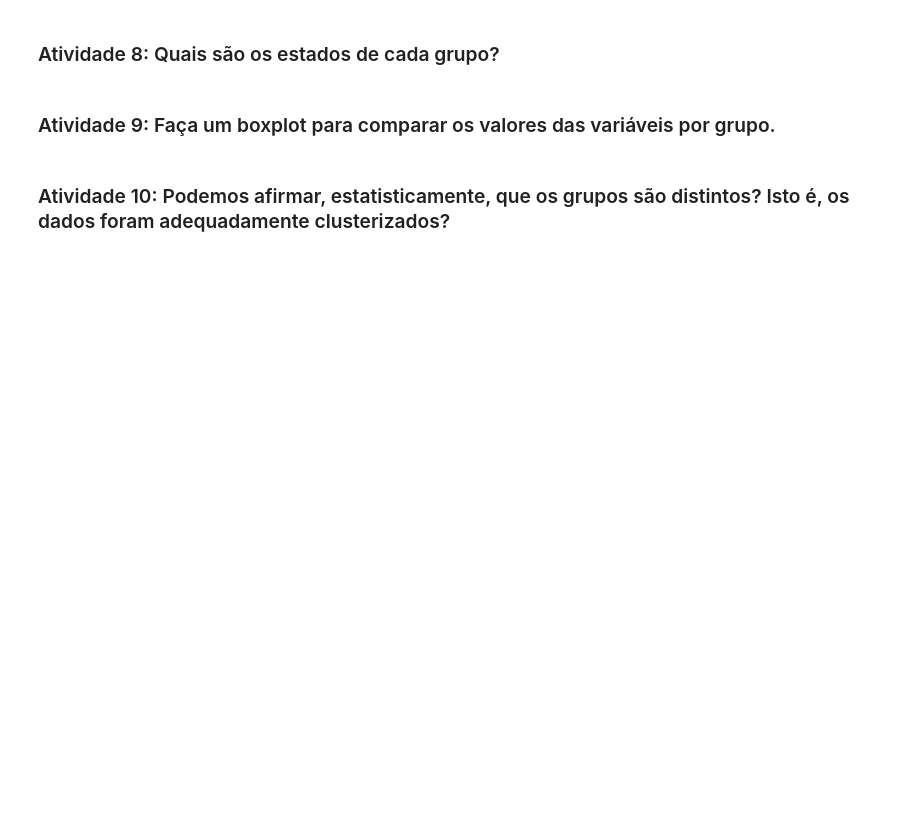
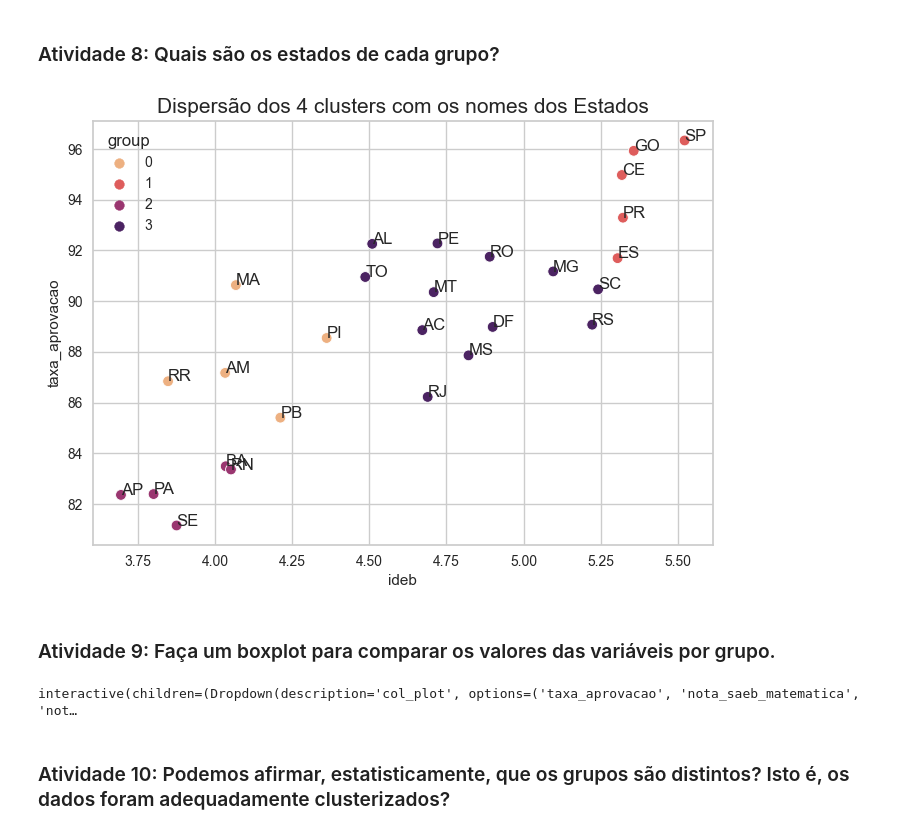
Before and after one commit to AurelioGuilherme/Sirius, a Jupyter notebook: 2 - Estatistica descritiva II/S1D4/Notebook/Semana3_Exercício.ipynb, the cells around one changed output. Saved outputs shown, nothing was run; the diff lists cells and outputs as text; code cells hidden in the pictures; blank space fills up the shorter version.

```diff
--- a/2 - Estatistica descritiva II/S1D4/Notebook/Semana3_Exercício.ipynb
+++ b/2 - Estatistica descritiva II/S1D4/Notebook/Semana3_Exercício.ipynb
@@ -35,2 +192,23 @@
+# %%
+# Scatter plot with named dot
+ax = sns.scatterplot(data = df_cluster,
+                     x = 'ideb',
+                     y = 'taxa_aprovacao',
+                     hue = 'group',
+                     s = 60,
+                     palette = 'flare',);
+
+ideb = x = df_cluster['ideb']
+nota = y = df_cluster['taxa_aprovacao']
+
+
+for i, estado in enumerate(df_cluster.sigla_uf):
+    plt.annotate(estado, (ideb[i], nota[i]))
+
+
+ax.set_title('Dispersão dos 4 clusters com os nomes dos Estados', fontsize =15)
+plt.show()
+# %% [output]
+[figure, added]
 # %% [markdown]
 ### Atividade 9: Faça um boxplot para comparar os valores das variáveis por grupo.
@@ -39,2 +215,18 @@
+# %%
+@interact(col_plot = df_2019.drop(['sigla_uf','ano'], axis = 1).columns.tolist())
+
+def plot_boxplot_interativo(col_plot):
+    #plot boxplot
+    ax = sns.boxplot(data = df_cluster,
+                         x = 'group',
+                         y = col_plot,
+                         palette = 'flare',
+                         showmeans = True)
+
+    ax.set_title(f'Gráfico interativo boxplot - 4 clusters', fontsize = 17)
+    ax.set_xlabel('Grupo')
+    plt.show()
+# %% [output]
+interactive(children=(Dropdown(description='col_plot', options=('taxa_aprovacao', 'nota_saeb_matematica', 'not…
 # %% [markdown]
 ### Atividade 10: Podemos afirmar, estatisticamente, que os grupos são distintos? Isto é, os dados foram adequadamente clusterizados?
```
Also changed, not shown: parts of 43 cells of this notebook.
